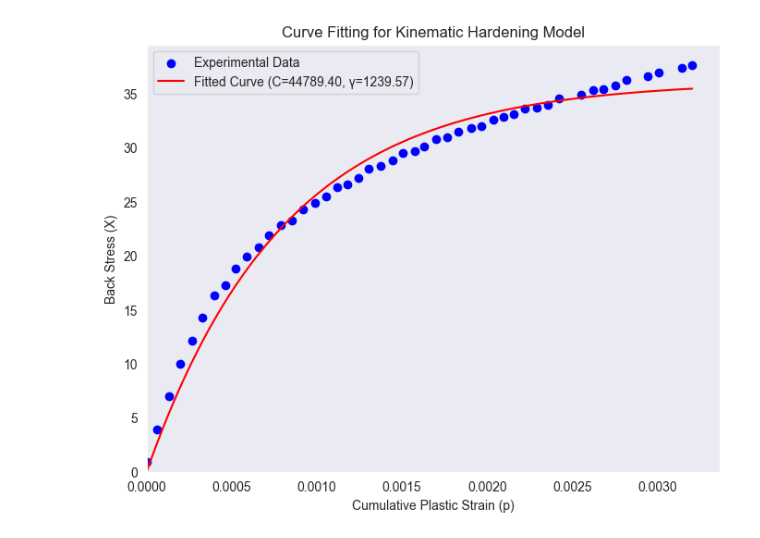
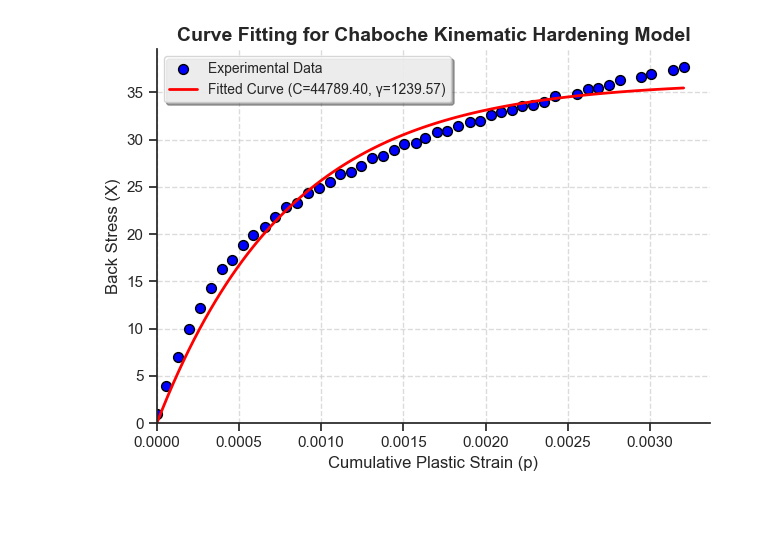
Before and after one commit to LouisPauchet/2024_INSA_MM_Project, a Jupyter notebook: ProcessingExperiement.ipynb, the cells around one changed output. Drawn from its saved outputs; the diff is of its cells as text; code cells hidden in the pictures; blank space fills up the shorter version.

```diff
--- a/ProcessingExperiement.ipynb
+++ b/ProcessingExperiement.ipynb
@@ -66,21 +73 @@ Text(0.5, 1.0, 'Strain vs. Stress for the first cycle')
-# %%
-def get_sigma_y(df, lim=2):
-    deformation = df["Déformation"]
-    stress = df["Contrainte (MPa)"]
-
-    # Linear fit for the elastic region (assuming strain < 0.002 is elastic)
-    elastic_region = df[deformation < 0.002]
-    slope, intercept, _, _, _ = linregress(elastic_region["Déformation"], elastic_region["Contrainte (MPa)"])
-
-    # Calculate the predicted stress based on the elastic fit
-    predicted_stress = slope * deformation + intercept
-
-    # Find the point where the curve deviates significantly (plastic region starts)
-    deviation = np.abs(stress - predicted_stress)
-    yield_index = deviation[deviation > lim].idxmin()  # Identify index of maximum deviation
-
-    sigma_y = stress.loc[yield_index]  # Yield stress value
-    strain_y = deformation.loc[yield_index]  # Strain at yield
-
-    return sigma_y, strain_y, deformation, predicted_stress, slope
 # %%
@@ -354,47 +364,48 @@ plt.scatter(
 # %%
-# Filter data based on given conditions
-data_X = df[(df["Cycle"] == 0) &
-            (df["Déformation"] > 0) &
-            (df["Contrainte (MPa)"] > sigma_y0 - 10) &
-            (df["stress_derivative"] > 0)]
+# Apply Seaborn theme for aesthetics
+sns.set_theme(style="ticks")
 
-# Define X_kinematic and p_kinematic
-X_kinematic = data_X["Contrainte (MPa)"] - (sigma_y0 - 10)
-p_kinematic = data_X["Déformation"] - data_X["Déformation"].iloc[0]  # Correct use of iloc
+# Create the figure
+plt.figure()
 
-# Define the kinematic hardening model
-def kinematic_hardening(p, gamma, C):
-    return (C / gamma) * (1 - np.exp(-gamma * p))
-
-# Perform curve fitting
-params2, covariance = curve_fit(
-    kinematic_hardening,
-    p_kinematic,
-    X_kinematic,
-    bounds=([0, 0], [np.inf, np.inf])  # Ensure positive gamma and C
+# Scatter plot of experimental data
+plt.scatter(
+    p_kinematic, X_kinematic,
+    label='Experimental Data',
+    color='blue',
+    edgecolor='black',
+    s=50  # Size of scatter points
 )
 
-# Extract fitted parameters
-gamma_fit, C_fit = params2
+# Plot the fitted curve
+plt.plot(
+    p_fit, X_fit,
+    label=f'Fitted Curve (C={C_fit:.2f}, γ={gamma_fit:.2f})',
+    color='red',
+    linewidth=2
+)
 
-# Generate data for the fitted curve
-p_fit = np.linspace(0, max(p_kinematic), 100)
-X_fit = kinematic_hardening(p_fit, gamma_fit, C_fit)
+# Add labels and title
+plt.xlabel('Cumulative Plastic Strain (p)', fontsize=12)
+plt.ylabel('Back Stress (X)', fontsize=12)
+plt.title('Curve Fitting for Chaboche Kinematic Hardening Model', fontsize=14, weight='bold')
 
-# Plot the results
-plt.figure(figsize=(8, 6))
-plt.scatter(p_kinematic, X_kinematic, label='Experimental Data', color='blue')
-plt.plot(p_fit, X_fit, label=f'Fitted Curve (C={C_fit:.2f}, γ={gamma_fit:.2f})', color='red')
-plt.xlabel('Cumulative Plastic Strain (p)')
-plt.ylabel('Back Stress (X)')
-plt.title('Curve Fitting for Kinematic Hardening Model')
-plt.legend()
-plt.grid()
-plt.xlim(0)
-plt.ylim(0)
-plt.show()
+# Customize legend
+plt.legend(fontsize=10, loc='best', frameon=True, fancybox=True, shadow=True, framealpha=0.8)
 
-# Output the fitted parameters
-print(f"Fitted parameters: C = {C_fit:.2f}, γ = {gamma_fit:.2f}")
+# Add a grid with subtle styling
+plt.grid(True, linestyle='--', alpha=0.7)
+
+# Set axis limits
+plt.xlim(left=0)
+plt.ylim(bottom=0)
+
+# Remove unnecessary spines (ticks theme)
+sns.despine()
+
+# Tight layout for better spacing
+plt.tight_layout()
+
+plt.savefig("./fig_report/chaboche_kinematic_hardening_fit.png", dpi=300)
 # %% [output]
-[figure, old version]
+[figure, new version]
```
Also changed, not shown: parts of 29 cells of this notebook.
